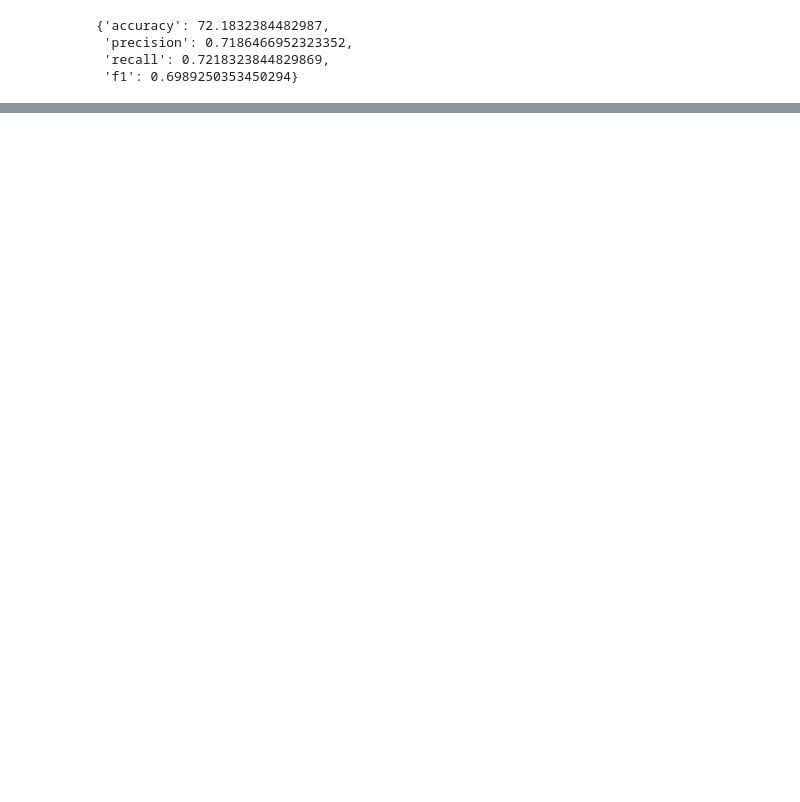
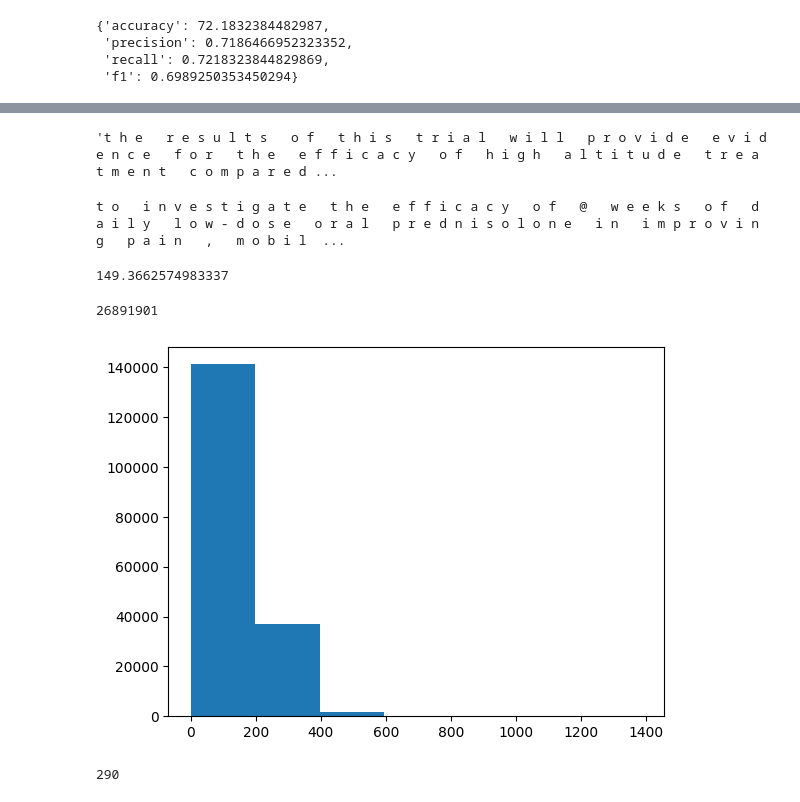
Before and after one commit to ShivajiMallela/Deep-learning-with-Tensorflow, a Jupyter notebook: 9_SkimLit_nlp_milestone_project_2.ipynb, the cells around one changed output, grey strips where cells are left out. Drawn from its saved outputs; the diff is of its cells as text; code cells hidden in the pictures; blank space fills up the shorter version.

```diff
--- a/9_SkimLit_nlp_milestone_project_2.ipynb
+++ b/9_SkimLit_nlp_milestone_project_2.ipynb
@@ -489,0 +967,39 @@ baseline_results
+# %%
+# Make a function to split the sequences into characters
+def split_chars(text):
+  return " ".join(list(text))
+
+split_chars(random_training_sentence)
+# %% [output]
+'t h e   r e s u l t s   o f   t h i s   t r i a l   w i l l   p r o v i d e   e v i d e n c e   f o r   t h e   e f f i c a c y   o f   h i g h   a l t i t u d e   t r e a t m e n t   c o m p a r e d ...
+# %%
+# Split sequence-level data splits into character-level data splits
+train_chars = [split_chars(sentence) for sentence in train_sentences]
+val_chars = [split_chars(sentence) for sentence in val_sentences]
+test_chars = [split_chars(sentence) for sentence in test_sentences]
+print(train_chars[0])
+# %% [output]
+t o   i n v e s t i g a t e   t h e   e f f i c a c y   o f   @   w e e k s   o f   d a i l y   l o w - d o s e   o r a l   p r e d n i s o l o n e   i n   i m p r o v i n g   p a i n   ,   m o b i l  ...
+# %%
+# What's the average character length?
+char_lengths = [len(sentence) for sentence in train_sentences]
+mean_char_len = np.mean(char_lengths)
+mean_char_len
+# %% [output]
+149.3662574983337
+# %%
+np.sum(char_lengths)
+# %% [output]
+26891901
+# %%
+#plot the distribution of sequences at character level
+import matplotlib.pyplot as plt
+plt.hist(char_lengths, bins=7);
+# %% [output]
+[figure, added]
+# %%
+# Find what character length covers 95% of sequences
+output_seq_char_len = int(np.percentile(char_lengths, 95))
+output_seq_char_len
+# %% [output]
+290
```
Also changed, not shown: parts of 81 cells of this notebook.
